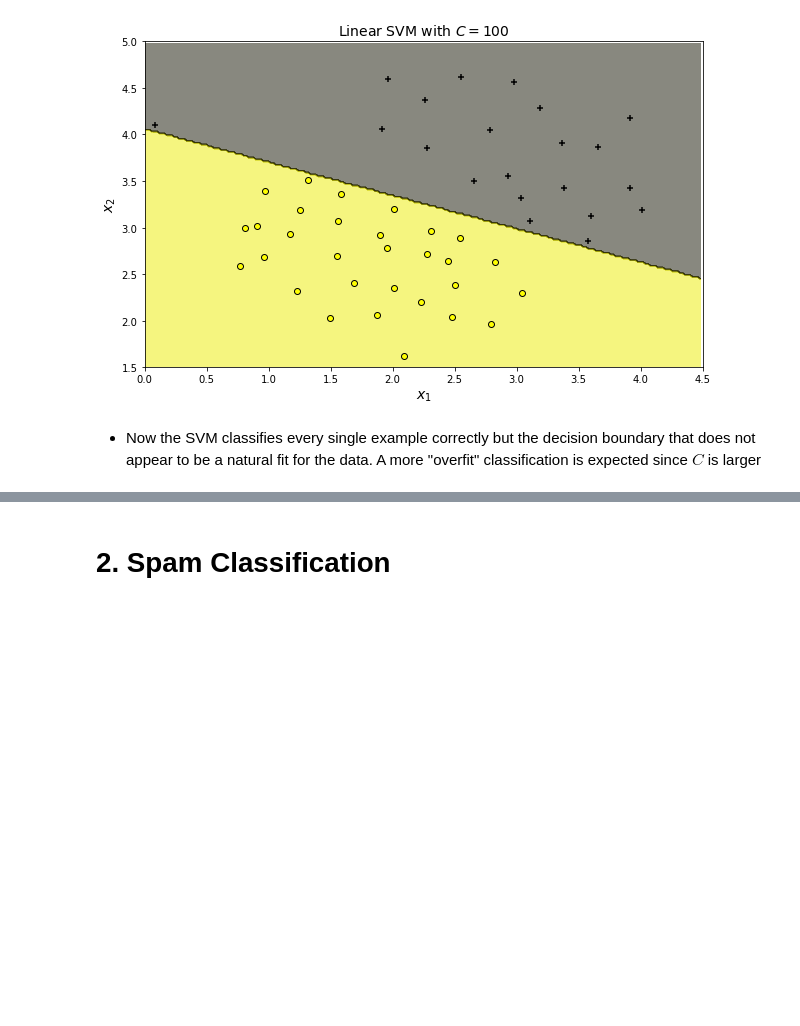
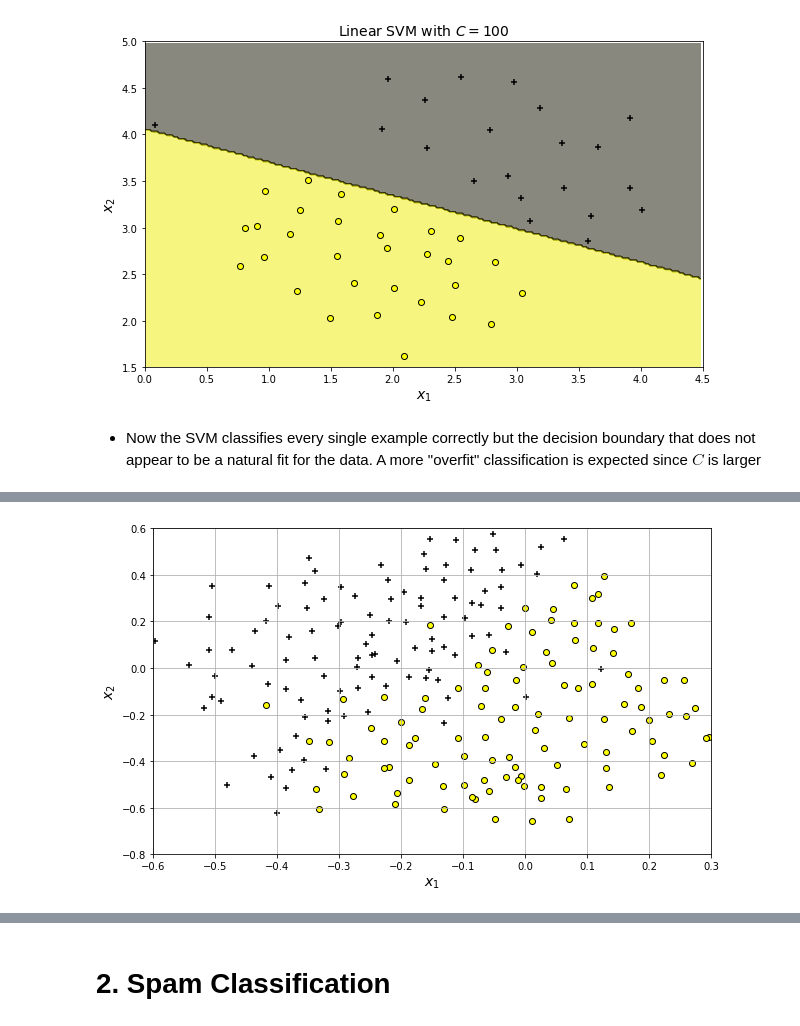
Before and after one commit to les67/MachineLearning_CourseraNg, a Jupyter notebook: ex6/ex6.ipynb, the cells around one changed output, grey strips where cells are left out. Drawn from its saved outputs; the diff is of its cells as text; code cells hidden in the pictures; blank space fills up the shorter version.

```diff
--- a/ex6/ex6.ipynb
+++ b/ex6/ex6.ipynb
@@ -115,0 +217,18 @@ plt.show()
+# %%
+data3 = loadmat('ex6data3.mat')
+X = data3['X'] # no need to add the bias terms, the svm object does it internally
+y = data3['y'].flatten() # output labels
+Xval = data3['Xval'] # validation set
+yval = data3['yval'].flatten()
+# %%
+plt.figure()
+plt.grid(True)
+plt.scatter(X[:,0][y==1],X[:,1][y==1],marker='+',edgecolors='k',facecolor='k')
+plt.scatter(X[:,0][y==0],X[:,1][y==0],marker='o',edgecolors='k',facecolor='yellow')
+plt.xlim(-0.6,0.3)
+plt.ylim(-0.8,0.6)
+plt.xlabel(r'$x_1$',fontsize=14)
+plt.ylabel(r'$x_2$',fontsize=14)
+plt.show()
+# %% [output]
+[figure, added]
```
Also changed, not shown: parts of 23 cells of this notebook.
